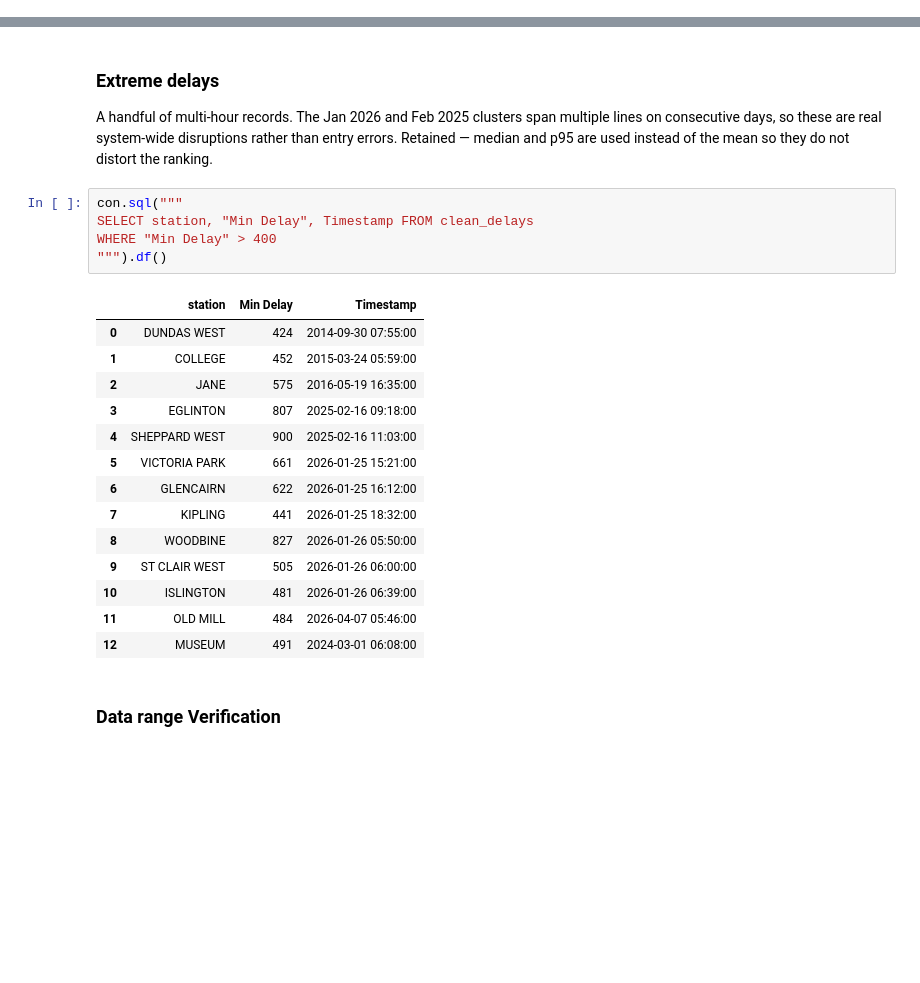
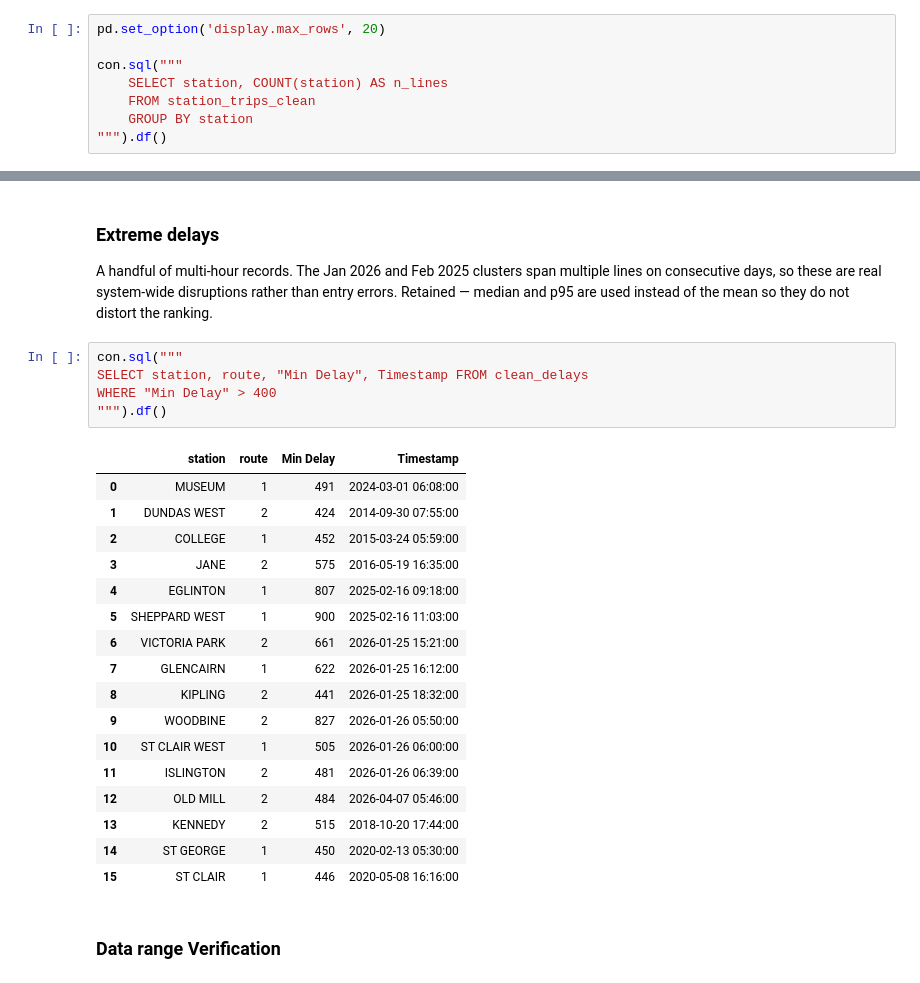
Before and after one commit to DevAwol/TTCdelay, a Jupyter notebook: explore.ipynb, the cells around one changed output, grey strips where cells are left out. Cells and saved outputs as stored; diff of their text form; blank space fills up the shorter version.

```diff
--- a/explore.ipynb
+++ b/explore.ipynb
@@ -191,0 +184,8 @@ con.sql("""SELECT * FROM station_trips_clean""").df()
+# %%
+pd.set_option('display.max_rows', 20)
+
+con.sql("""
+    SELECT station, COUNT(station) AS n_lines
+    FROM station_trips_clean
+    GROUP BY station
+""").df()
@@ -653,24 +674,27 @@ rather than entry errors. Retained — median and p95 are used instead of the
 mean so they do not distort the ranking.
 # %%
 con.sql("""
-SELECT station, "Min Delay", Timestamp FROM clean_delays
+SELECT station, route, "Min Delay", Timestamp FROM clean_delays
 WHERE "Min Delay" > 400
 """).df()
 # %% [output]
-|  | station | Min Delay | Timestamp |
-| 0 | DUNDAS WEST | 424 | 2014-09-30 07:55:00 |
-| 1 | COLLEGE | 452 | 2015-03-24 05:59:00 |
-| 2 | JANE | 575 | 2016-05-19 16:35:00 |
-| 3 | EGLINTON | 807 | 2025-02-16 09:18:00 |
-| 4 | SHEPPARD WEST | 900 | 2025-02-16 11:03:00 |
-| 5 | VICTORIA PARK | 661 | 2026-01-25 15:21:00 |
-| 6 | GLENCAIRN | 622 | 2026-01-25 16:12:00 |
-| 7 | KIPLING | 441 | 2026-01-25 18:32:00 |
-| 8 | WOODBINE | 827 | 2026-01-26 05:50:00 |
-| 9 | ST CLAIR WEST | 505 | 2026-01-26 06:00:00 |
-| 10 | ISLINGTON | 481 | 2026-01-26 06:39:00 |
-| 11 | OLD MILL | 484 | 2026-04-07 05:46:00 |
-| 12 | MUSEUM | 491 | 2024-03-01 06:08:00 |
+|  | station | route | Min Delay | Timestamp |
+| 0 | MUSEUM | 1 | 491 | 2024-03-01 06:08:00 |
+| 1 | DUNDAS WEST | 2 | 424 | 2014-09-30 07:55:00 |
+| 2 | COLLEGE | 1 | 452 | 2015-03-24 05:59:00 |
+| 3 | JANE | 2 | 575 | 2016-05-19 16:35:00 |
+| 4 | EGLINTON | 1 | 807 | 2025-02-16 09:18:00 |
+| 5 | SHEPPARD WEST | 1 | 900 | 2025-02-16 11:03:00 |
+| 6 | VICTORIA PARK | 2 | 661 | 2026-01-25 15:21:00 |
+| 7 | GLENCAIRN | 1 | 622 | 2026-01-25 16:12:00 |
+| 8 | KIPLING | 2 | 441 | 2026-01-25 18:32:00 |
+| 9 | WOODBINE | 2 | 827 | 2026-01-26 05:50:00 |
+| 10 | ST CLAIR WEST | 1 | 505 | 2026-01-26 06:00:00 |
+| 11 | ISLINGTON | 2 | 481 | 2026-01-26 06:39:00 |
+| 12 | OLD MILL | 2 | 484 | 2026-04-07 05:46:00 |
+| 13 | KENNEDY | 2 | 515 | 2018-10-20 17:44:00 |
+| 14 | ST GEORGE | 1 | 450 | 2020-02-13 05:30:00 |
+| 15 | ST CLAIR | 1 | 446 | 2020-05-08 16:16:00 |
 # %% [markdown]
 ### Data range Verification
 # %%
```
Also changed, not shown: parts of 24 cells of this notebook.
